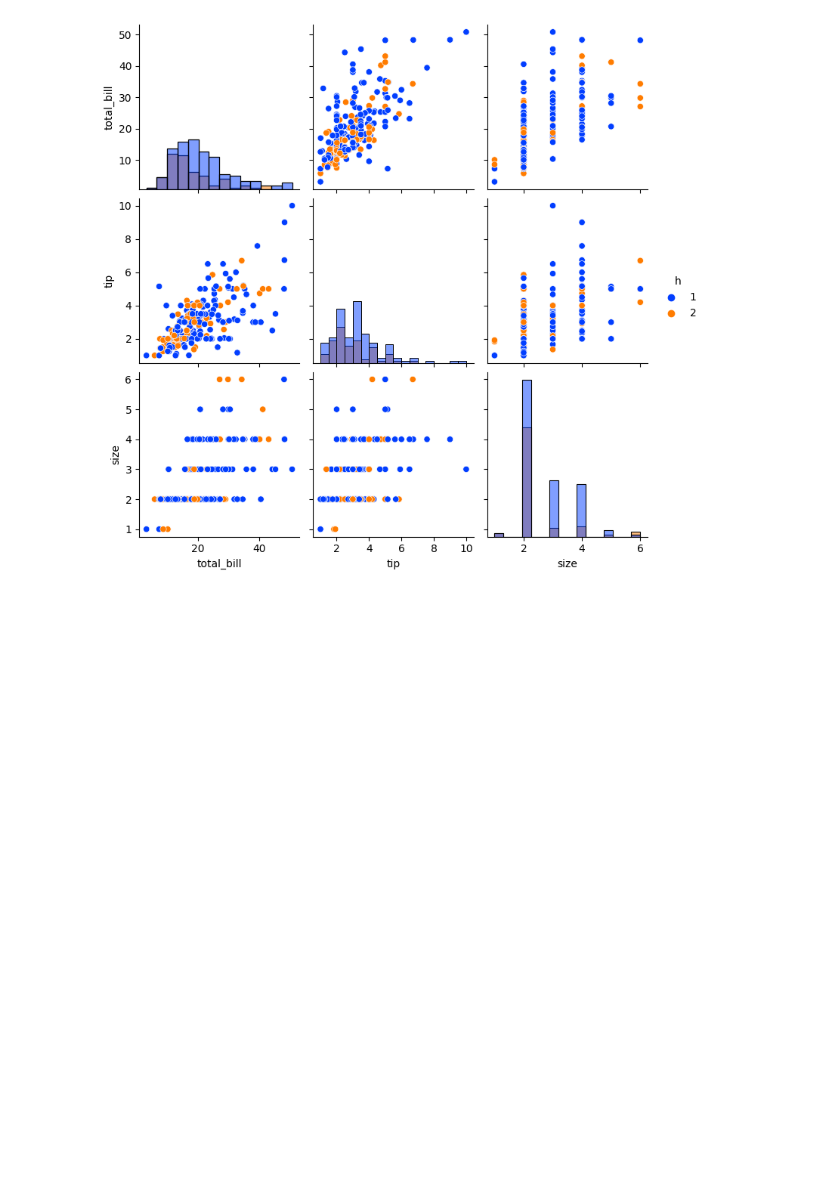
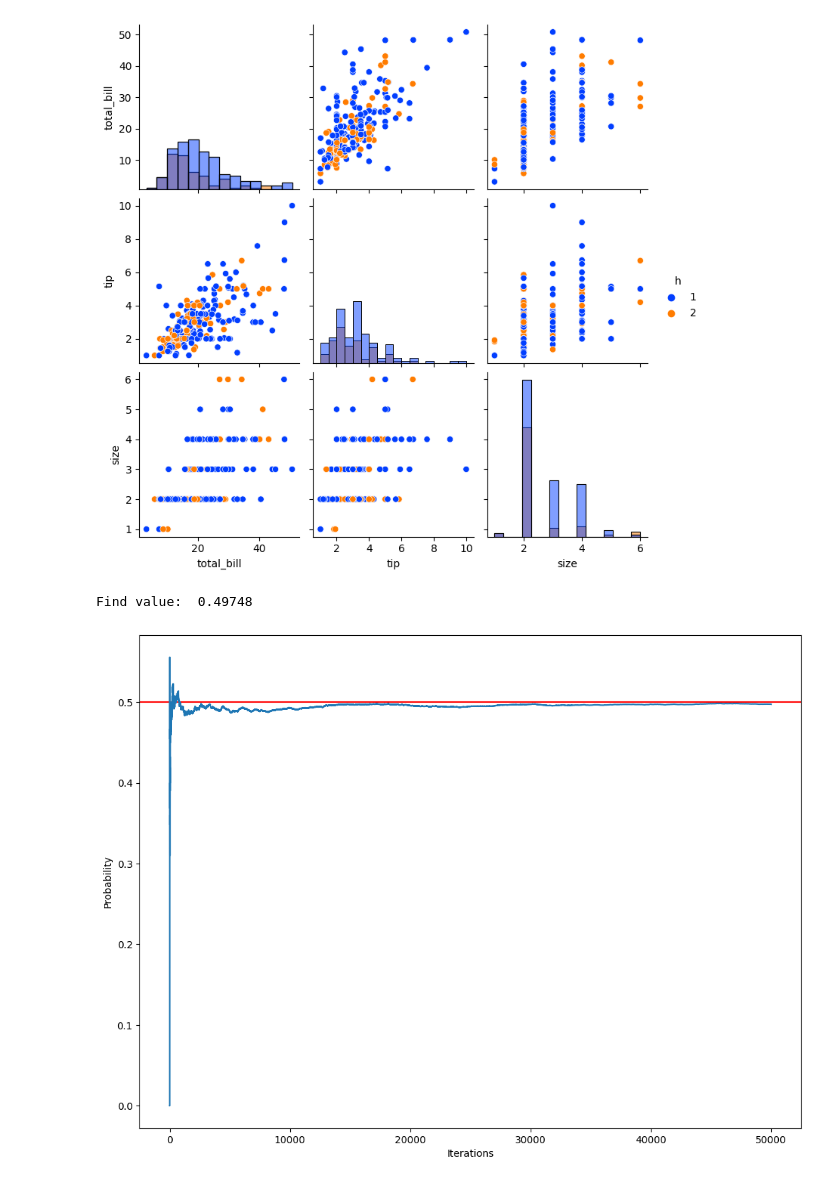
Before and after one commit to krestiankin/home_work_bi, a Jupyter notebook: test__o.ipynb, the cells around one changed output. Drawn from its saved outputs; the diff is of its cells as text; code cells hidden in the pictures; blank space fills up the shorter version.

```diff
--- a/test__o.ipynb
+++ b/test__o.ipynb
@@ -195,0 +207,31 @@ sns.pairplot(df17_3, hue='h', diag_kind="hist", palette='bright');
+# %%
+def coint_flip():
+    return random.randint(0, 1)
+
+# list for add result
+result_l = []
+
+def monte_carlo(n):
+    plt.subplots(figsize = (12,9))
+    result = 0
+
+    for i in range(n):
+        flip_result = coint_flip()
+        result = result +  flip_result
+
+        prob_var = result / (i + 1)
+        #print(prob_var)
+
+        result_l.append(prob_var)
+
+    plt.axhline(y = 0.5, color = 'r', linestyle = '-')
+    plt.xlabel('Iterations')
+    plt.ylabel('Probability')
+    plt.plot(result_l)
+    return result / n
+# %%
+answear = monte_carlo(50000)
+print('Find value: ',answear)
+# %% [output]
+Find value:  0.49748
+[figure, added]
```
Also changed, not shown: parts of 5 cells of this notebook, 3 other files.
